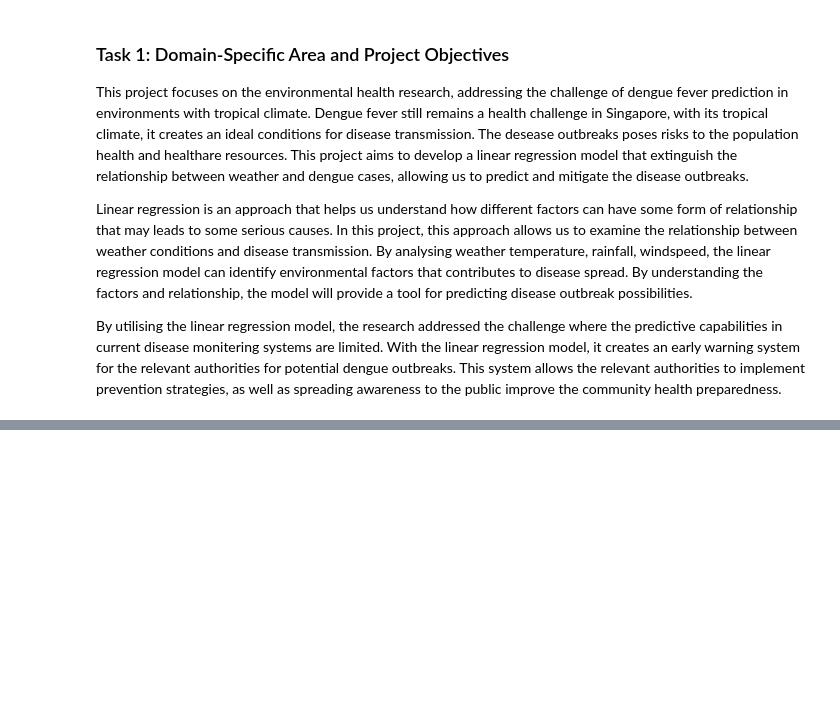
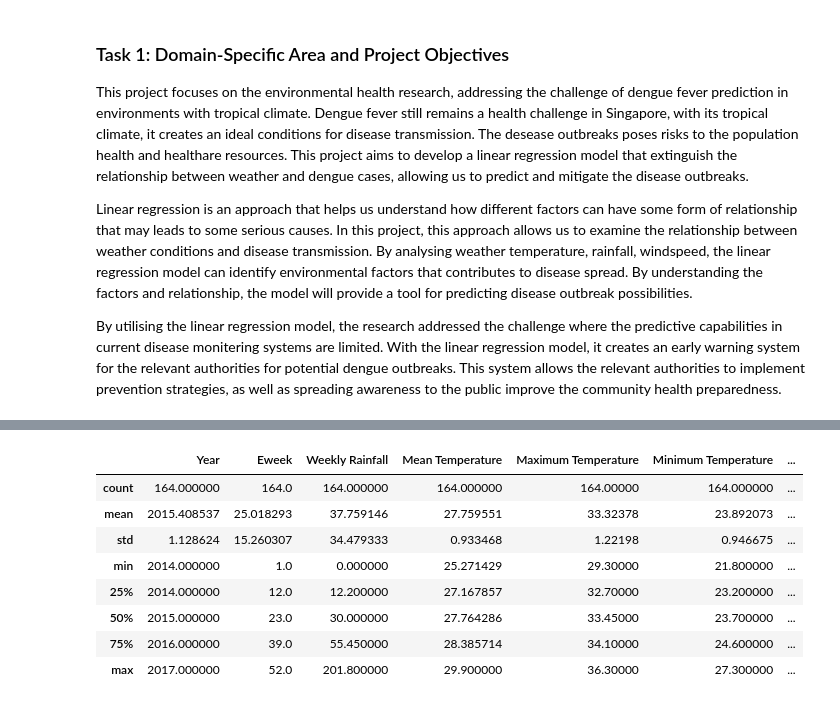
Before and after one commit to Jx1126/ds-midterm, a Jupyter notebook: midterm.ipynb, the cells around one changed output, grey strips where cells are left out. Cells and saved outputs as stored; diff of their text form; code cells hidden in the pictures; blank space fills up the shorter version.

```diff
--- a/midterm.ipynb
+++ b/midterm.ipynb
@@ -52,0 +178,15 @@ Column Legend:
+# %%
+# Group the weather data by year and Eweek
+weekly_weather_data = weather_data.groupby(['Year', 'Eweek'])
+
+# Aggregrate the data
+# Group the sum of daily_rainfall_total, mean of mean_temperature, max of maximum_temperature, min of minimum_temperature to the same year and eweek row
+weekly_weather_data = weekly_weather_data.agg({'daily_rainfall_total': 'sum', 'mean_temperature': 'mean', 'maximum_temperature': 'max', 'minimum_temperature': 'min'})
+
+# Reset the index
+weekly_weather_data.reset_index(inplace = True)
+
+# Rename the columns
+weekly_weather_data.rename(columns={'daily_rainfall_total': 'Weekly Rainfall', 'mean_temperature': 'Mean Temperature', 'maximum_temperature': 'Maximum Temperature', 'minimum_temperature': 'Minimum Temperature'}, inplace=True)
+
+weekly_weather_data.head()
@@ -52,0 +200,11 @@ Column Legend:
+# %%
+# Rename the columns
+dengue_data = dengue_data.rename(columns={'year': 'Year', 'eweek': 'Eweek', 'type_dengue': 'Type', 'number': 'Cases'})
+
+# Convert cases column to numeric and replace the 'na' with NaN values
+dengue_data['Cases'] = pd.to_numeric(dengue_data['Cases'], errors = 'coerce')
+
+# Drop the rows with NaN values
+dengue_data = dengue_data.dropna()
+
+dengue_data.head()
@@ -52,0 +218,11 @@ Column Legend:
+# %%
+# Pivot the table so that the type column will be the column header to prevent duplicate data
+dengue_data = dengue_data.pivot(index=['Year', 'Eweek'], columns='Type', values='Cases')
+
+# Rename the columns
+dengue_data = dengue_data.rename(columns={'Dengue': 'Dengue Cases', 'DHF': 'DHF Cases'})
+
+# Reset the index
+dengue_data.reset_index(inplace=True)
+
+dengue_data.head()
@@ -52,0 +236,4 @@ Column Legend:
+# %%
+# Merge the weather and dengue data by inner join
+merged_data = pd.merge(weekly_weather_data, dengue_data, on=['Year', 'Eweek'], how = 'inner')
+merged_data.head()
@@ -52,0 +257,12 @@ Column Legend:
+# %%
+merged_data.describe()
+# %% [output]
+|  | Year | Eweek | Weekly Rainfall | Mean Temperature | Maximum Temperature | Minimum Temperature | ... |
+| count | 164.000000 | 164.0 | 164.000000 | 164.000000 | 164.00000 | 164.000000 | ... |
+| mean | 2015.408537 | 25.018293 | 37.759146 | 27.759551 | 33.32378 | 23.892073 | ... |
+| std | 1.128624 | 15.260307 | 34.479333 | 0.933468 | 1.22198 | 0.946675 | ... |
+| min | 2014.000000 | 1.0 | 0.000000 | 25.271429 | 29.30000 | 21.800000 | ... |
+| 25% | 2014.000000 | 12.0 | 12.200000 | 27.167857 | 32.70000 | 23.200000 | ... |
+| 50% | 2015.000000 | 23.0 | 30.000000 | 27.764286 | 33.45000 | 23.700000 | ... |
+| 75% | 2016.000000 | 39.0 | 55.450000 | 28.385714 | 34.10000 | 24.600000 | ... |
+| max | 2017.000000 | 52.0 | 201.800000 | 29.900000 | 36.30000 | 27.300000 | ... |
```
Also changed, not shown: parts of 17 cells of this notebook.
